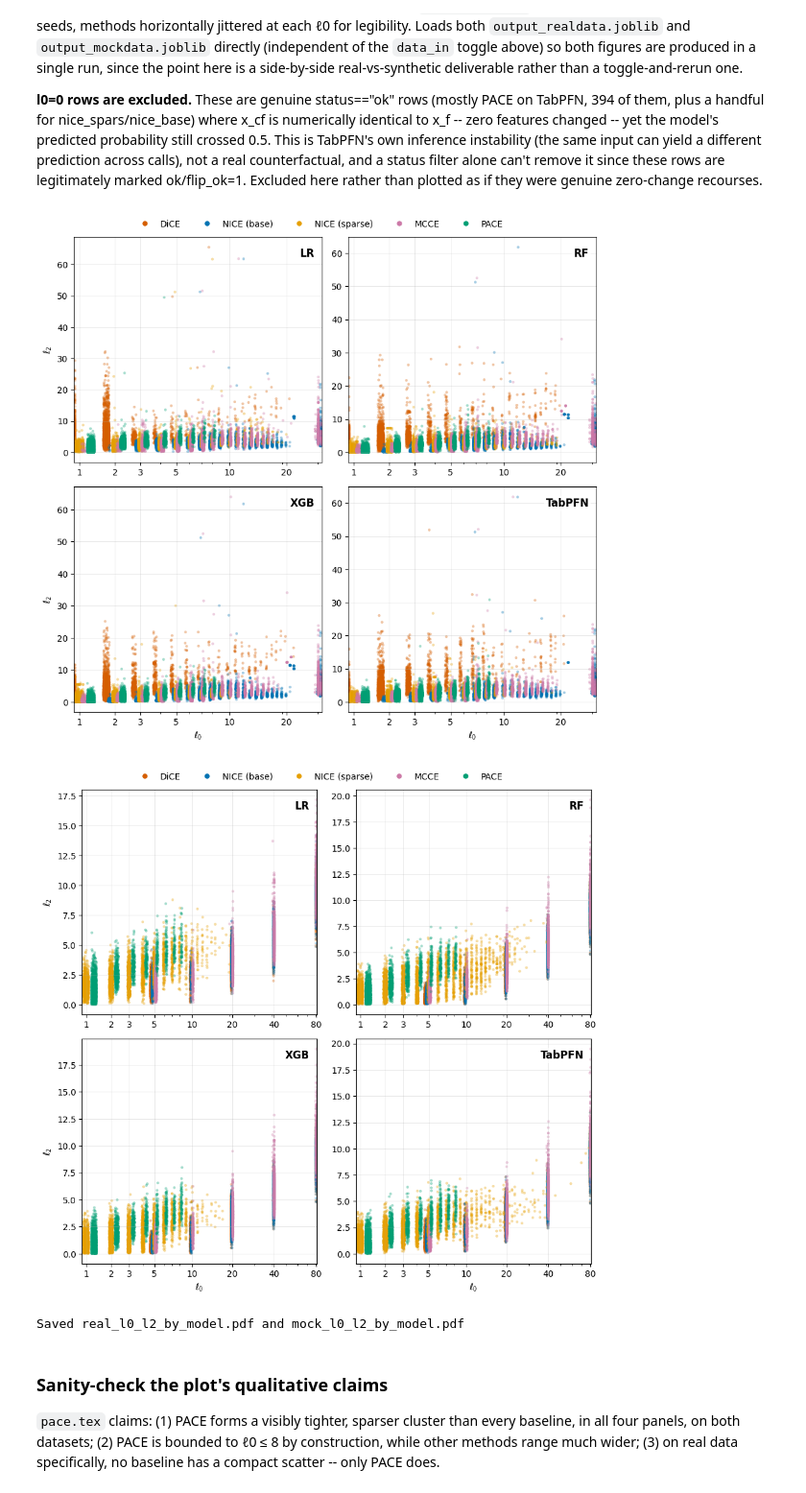
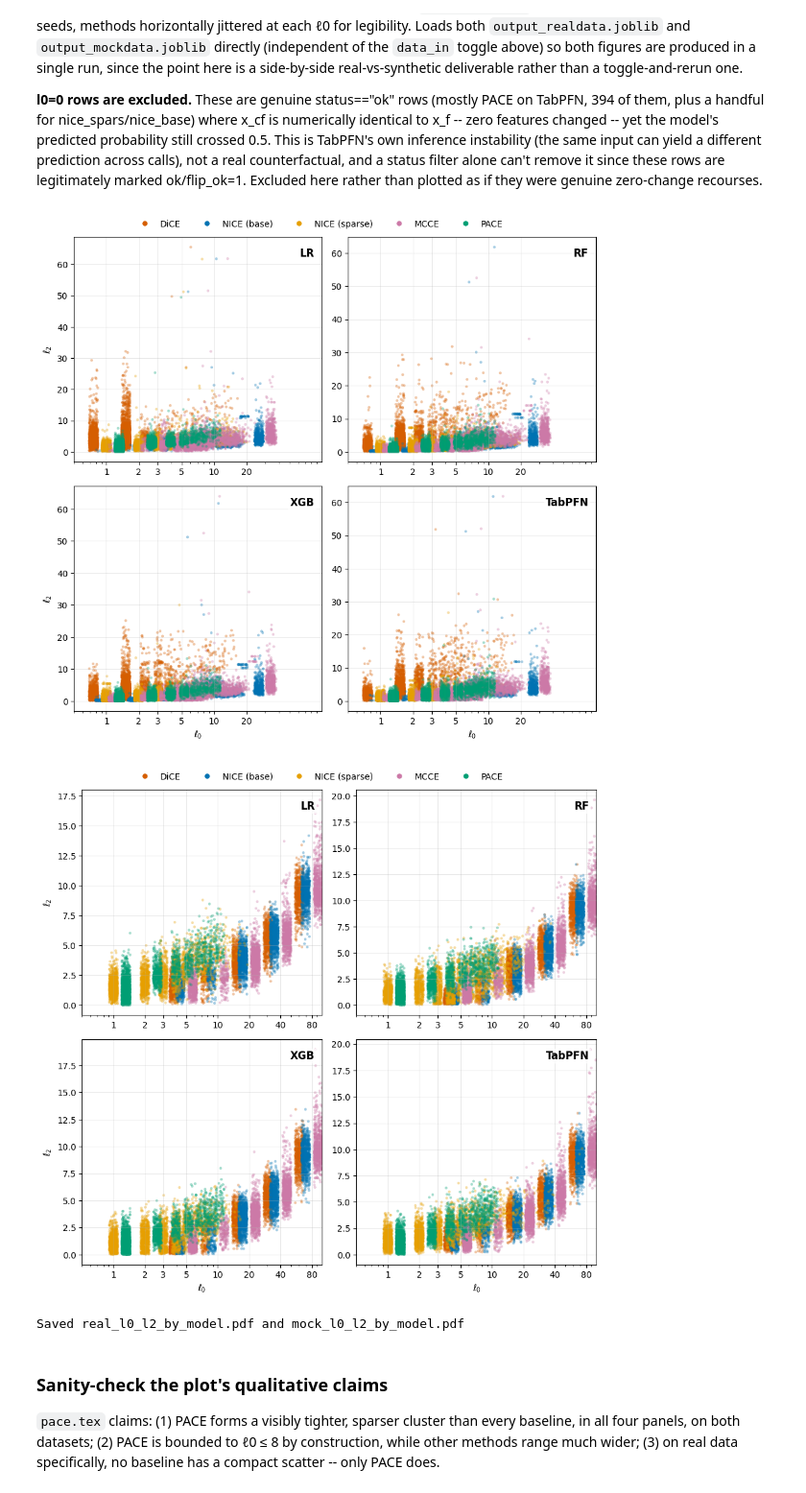
Before and after one commit to leonidaschristodoulou/cf-proposal, a Jupyter notebook: cfprop_analysis.ipynb, the cells around one changed output. Shown at 96% size. Saved outputs shown, nothing was run; the diff lists cells and outputs as text; code cells hidden in the pictures.

Commit message:
Fix l0-vs-l2 x-axis span to (0.5, 100) on both real and mock plots
Since l0=0 rows are now excluded, the earlier +1 shift (needed to avoid
log(0)) is no longer necessary -- plots raw l0 directly on a log scale with
multiplicative jitter (proportionate across the whole range) instead of the
old additive jitter in shifted coordinates.

Co-Authored-By: Claude Sonnet 5 <noreply@anthropic.com>

```diff
--- a/cfprop_analysis.ipynb
+++ b/cfprop_analysis.ipynb
@@ -708,9 +708,10 @@ plotted as if they were genuine zero-change recourses.
 # %%
 from matplotlib.ticker import FixedLocator, FuncFormatter
 
-L0_TICKS = [0, 1, 2, 3, 5, 10, 20, 40, 80]  # candidate log-spaced sparsity ticks; out-of-range ones are skipped
+L0_TICKS = [1, 2, 3, 5, 10, 20, 40, 80]  # candidate log-spaced sparsity ticks; out-of-range ones are skipped
+L0_XLIM = (0.5, 100)  # fixed span for every panel, on both real and mock data
 
-def plot_l0_l2_by_model(plot_df, *, methods, models, ncols=2, jitter_width=0.28, alpha=0.35, s=10,
+def plot_l0_l2_by_model(plot_df, *, methods, models, ncols=2, jitter_width=0.12, alpha=0.35, s=10,
                          figsize_per_panel=(4.6, 4.2)):
     sub = plot_df[(plot_df["status"] == "ok") & plot_df["l0"].notna() & plot_df["l2"].notna()
                   & plot_df["method"].isin(methods)].copy()
@@ -726,17 +727,8 @@ def plot_l0_l2_by_model(plot_df, *, methods, models, ncols=2, jitter_width=0.28,
     axes_flat = np.atleast_1d(axes).flatten()
 
     offsets = np.linspace(-jitter_width, jitter_width, len(methods))
-    min_l0 = int(sub["l0"].min())
     max_l0 = int(sub["l0"].max())
-    ticks = [t for t in L0_TICKS if min_l0 <= t <= max_l0] or [min_l0, max_l0]
-    # Shared x-limits across every panel (not each panel's own autoscale): some
-    # models have real l0=0 rows and others don't (e.g. on real data, only
-    # TabPFN has any), so per-panel autoscaling would inconsistently clip the
-    # smallest-l0 tick out of view on panels that happen to lack that data.
-    # Left edge sits close against the smallest tick (a small margin, not the
-    # full jitter width) so the axis origin reads as "just above zero", not as
-    # a gap suggesting negative l0.
-    shared_xlim = (min_l0 + 1.0 - 0.12, max_l0 + 1.0 + jitter_width + 0.15)
+    ticks = [t for t in L0_TICKS if t <= max_l0] or [1, max_l0]
 
     for idx, model in enumerate(models):
         ax = axes_flat[idx]
@@ -747,21 +739,18 @@ def plot_l0_l2_by_model(plot_df, *, methods, models, ncols=2, jitter_width=0.28,
             if d.empty:
                 continue
             rng = np.random.default_rng(abs(hash((model, method))) % (2**32))
-            jitter = rng.uniform(-0.09, 0.09, size=len(d))
-            # shift l0 by +1 so l0=0 (a real, non-negligible category on real data) stays
-            # plottable on a log axis instead of being silently dropped at log(0).
-            x = d["l0"].to_numpy() + 1.0 + off + jitter
-            # Clip to the shared left edge rather than letting the most-negative-offset
-            # method spill past it -- keeps the axis origin tight (no visible pre-zero
-            # gap) without silently dropping points off the edge of the panel.
-            x = np.clip(x, shared_xlim[0] * 1.01, None)
+            jitter = rng.uniform(-0.04, 0.04, size=len(d))
+            # l0=0 excluded above, so a plain log scale on l0 itself is safe now --
+            # no more +1 shift needed. Multiplicative jitter (not additive) so the
+            # dodge stays proportionate across the whole log-spaced range.
+            x = d["l0"].to_numpy() * (10 ** (off + jitter))
             ax.scatter(x, d["l2"].to_numpy(), s=s, alpha=alpha, color=COLORS[method],
                       edgecolors="none", label=METHOD_LABELS[method])
 
         ax.set_xscale("log")
-        ax.set_xlim(*shared_xlim)
-        ax.xaxis.set_major_locator(FixedLocator([t + 1 for t in ticks]))
-        ax.xaxis.set_major_formatter(FuncFormatter(lambda v, pos: f"{int(round(v - 1))}"))
+        ax.set_xlim(*L0_XLIM)
+        ax.xaxis.set_major_locator(FixedLocator(ticks))
+        ax.xaxis.set_major_formatter(FuncFormatter(lambda v, pos: f"{int(round(v))}"))
         ax.text(0.97, 0.95, model, transform=ax.transAxes, fontsize=12, fontweight="bold",
                ha="right", va="top", bbox=dict(facecolor="white", edgecolor="none", alpha=0.75, pad=2))
         for spine in ax.spines.values():
@@ -772,35 +761,35 @@ def plot_l0_l2_by_model(plot_df, *, methods, models, ncols=2, jitter_width=0.28,
             ax.set_xlabel(r"$\ell_0$")
         if col == 0:
             ax.set_ylabel(r"$\ell_2$")
 
     for idx in range(len(models), len(axes_flat)):
         axes_flat[idx].set_visible(False)
 
     handles = [plt.Line2D([0], [0], marker="o", color="w", markerfacecolor=COLORS[m], markersize=7,
                           label=METHOD_LABELS[m]) for m in methods]
     fig.legend(handles=handles, loc="upper center", ncol=len(methods), bbox_to_anchor=(0.5, 1.03), frameon=False)
     fig.tight_layout()
     return fig, axes_flat
 
 
 l0l2_methods = ["dice", "nice_base", "nice_spars", "mcce", "pace"]
 l0l2_models = ["LR", "RF", "XGB", "TabPFN"]
 
 df_real_l0l2 = joblib.load("output_realdata.joblib")
 df_mock_l0l2 = joblib.load("output_mockdata.joblib")
 
 fig_real, _ = plot_l0_l2_by_model(df_real_l0l2, methods=l0l2_methods, models=l0l2_models)
 fig_real.savefig("real_l0_l2_by_model.pdf", format="pdf", dpi=300, bbox_inches="tight")
 plt.show()
 
 fig_mock, _ = plot_l0_l2_by_model(df_mock_l0l2, methods=l0l2_methods, models=l0l2_models)
 fig_mock.savefig("mock_l0_l2_by_model.pdf", format="pdf", dpi=300, bbox_inches="tight")
 plt.show()
 
 print("Saved real_l0_l2_by_model.pdf and mock_l0_l2_by_model.pdf")
 # %% [output]
-[figure, old version]
+[figure, new version]
-[figure, old version]
+[figure, new version]
 Saved real_l0_l2_by_model.pdf and mock_l0_l2_by_model.pdf
 # %% [markdown]
 ### Sanity-check the plot's qualitative claims
```
